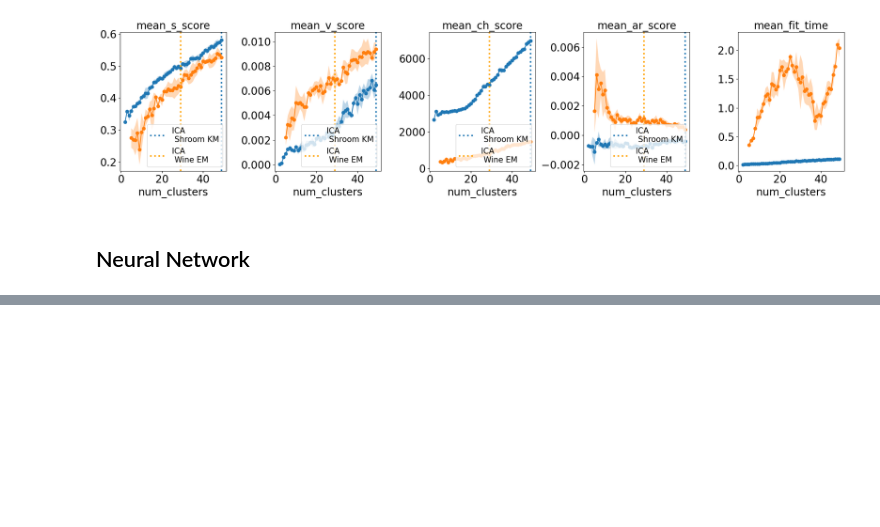
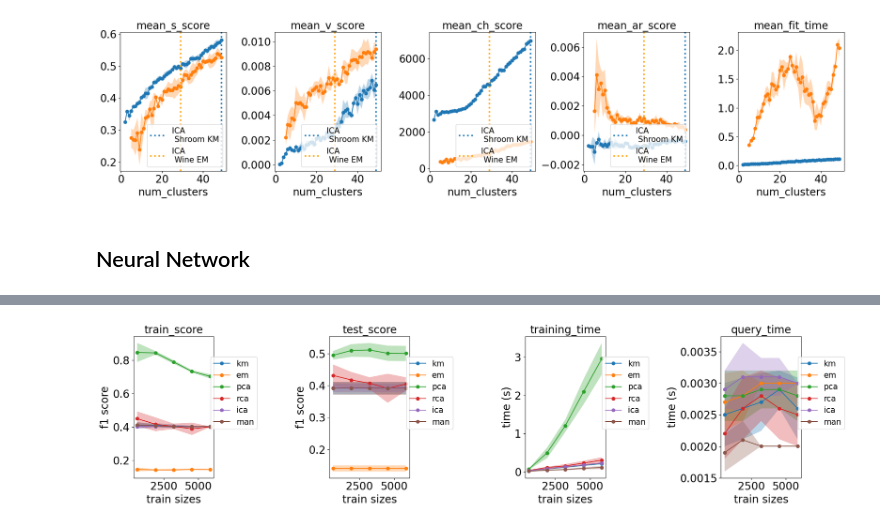
Before and after one commit to lboadi2/machine_learning, a Jupyter notebook: 3_unsupervised_learning/visuals.ipynb, the cells around one changed output, grey strips where cells are left out. Cells and saved outputs as stored; diff of their text form; code cells hidden in the pictures; blank space fills up the shorter version.

```diff
--- a/3_unsupervised_learning/visuals.ipynb
+++ b/3_unsupervised_learning/visuals.ipynb
@@ -951,0 +984,32 @@ plt.show()
+# %%
+name_lst= ['km','em','pca','rca','ica','man']
+fig,axs = plt.subplots(1,4, figsize=(20,5))
+axs = axs.flatten()
+count = 0
+x_data = train_size_wines['train_sizes']
+
+for name in name_lst:
+
+    y_mean = pd.read_csv(join(neural_folder,f'train_mean_{name}_shroom.csv'),index_col=0)['train_mean']
+    y_std = pd.read_csv(join(neural_folder,f'train_sd_{name}_shroom.csv'),index_col=0)['train_sd']
+    plot_curve(x_data,y_mean,y_std,x_name='train sizes', name='train_score', axs=axs[0],label=name)
+    # axs.legend(fontsize=15, loc='lower right')
+    y_mean = pd.read_csv(join(neural_folder,f'test_mean_{name}_shroom.csv'),index_col=0)['test_mean']
+    y_std = pd.read_csv(join(neural_folder,f'test_sd_{name}_shroom.csv'),index_col=0)['test_sd']
+    plot_curve(x_data,y_mean,y_std,x_name='train sizes', name='test_score',axs=axs[1],label=name)
+    y_mean = pd.read_csv(join(neural_folder,f'fit_mean_{name}_shroom.csv'),index_col=0)['fit_mean']
+    y_std = pd.read_csv(join(neural_folder,f'fit_sd_{name}_shroom.csv'),index_col=0)['fit_sd']
+    plot_curve(x_data,y_mean,y_std,x_name='train sizes', name='training_time',axs=axs[2],label=name)
+    y_mean = pd.read_csv(join(neural_folder,f'score_mean_{name}_shroom.csv'),index_col=0)['score_mean']
+    y_std = pd.read_csv(join(neural_folder,f'score_sd_{name}_shroom.csv'),index_col=0)['score_sd']
+    plot_curve(x_data,y_mean,y_std,x_name='train sizes', name='query_time',axs=axs[3],label=name)
+
+axs[0].set_ylabel('f1 score', fontsize=20)
+axs[1].set_ylabel('f1 score', fontsize=20)
+axs[2].set_ylabel('time (s)', fontsize=20)
+axs[3].set_ylabel('time (s)', fontsize=20)
+
+plt.tight_layout()
+plt.show()
+# %% [output]
+[figure, added]
```
Also changed, not shown: parts of 11 cells of this notebook.
